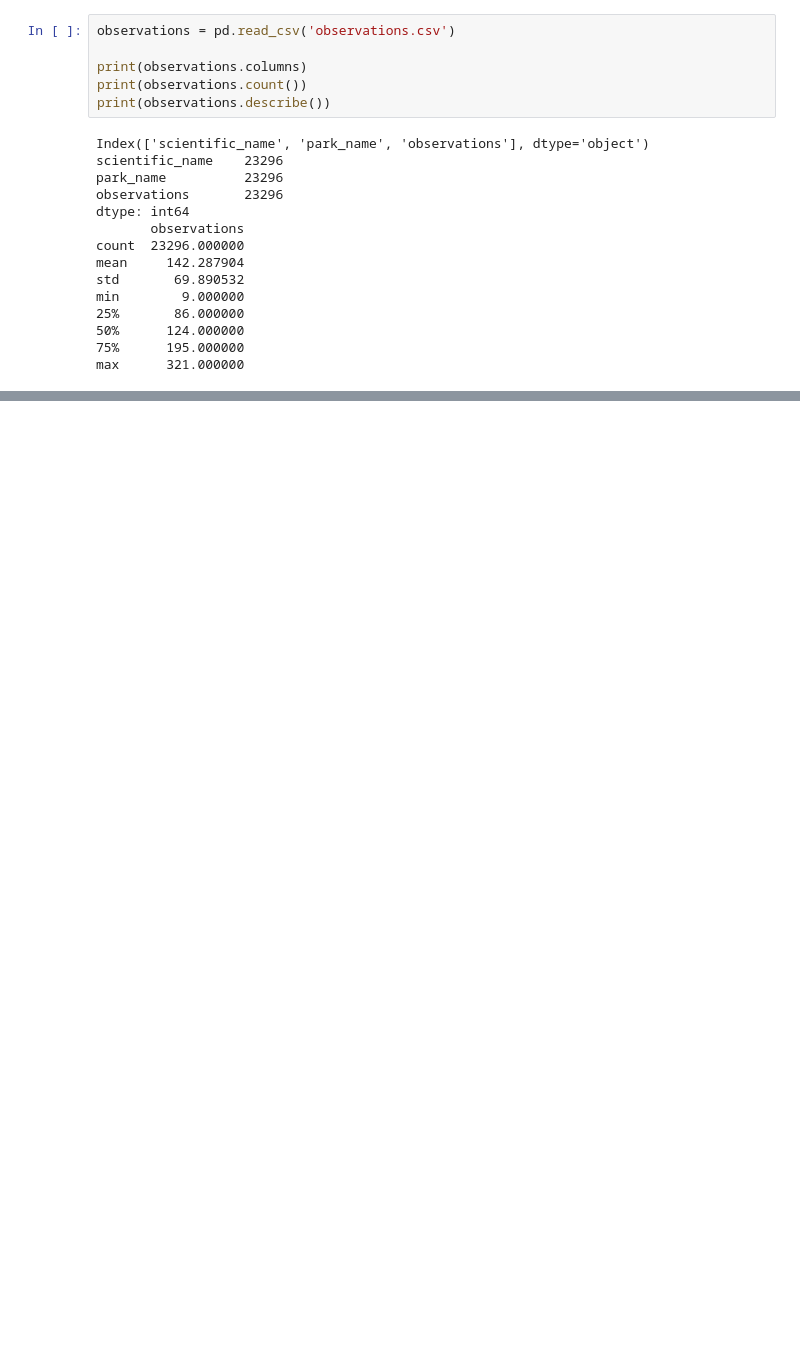
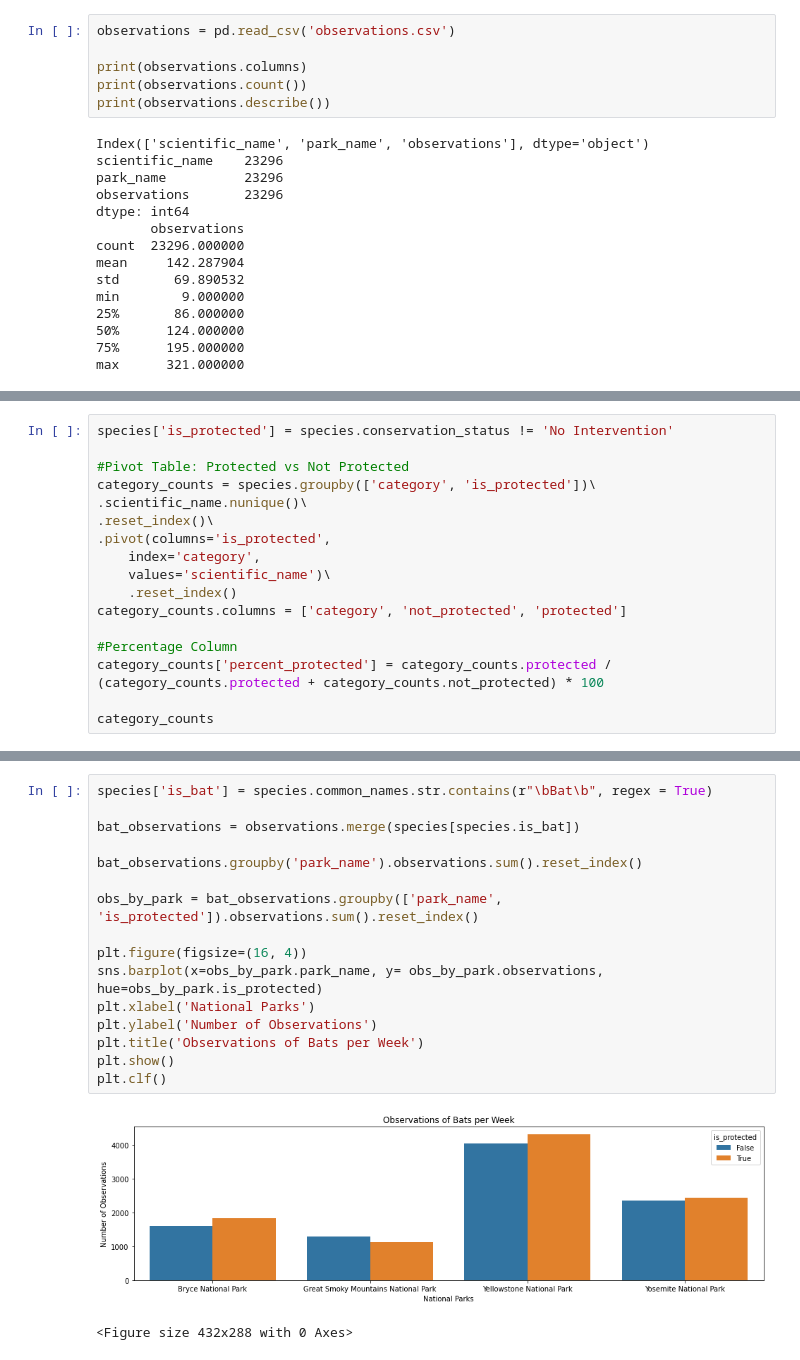
Before and after one commit to dliuu/biodiversity-practice, a Jupyter notebook: biodiversity.ipynb, the cells around one changed output, grey strips where cells are left out. Cells and saved outputs as stored; diff of their text form; blank space fills up the shorter version.

```diff
--- a/biodiversity.ipynb
+++ b/biodiversity.ipynb
@@ -95,0 +117,17 @@ KeyError: False
+# %%
+species['is_protected'] = species.conservation_status != 'No Intervention'
+
+#Pivot Table: Protected vs Not Protected
+category_counts = species.groupby(['category', 'is_protected'])\
+.scientific_name.nunique()\
+.reset_index()\
+.pivot(columns='is_protected',
+    index='category',
+    values='scientific_name')\
+    .reset_index()
+category_counts.columns = ['category', 'not_protected', 'protected']
+
+#Percentage Column
+category_counts['percent_protected'] = category_counts.protected / (category_counts.protected + category_counts.not_protected) * 100
+
+category_counts
@@ -95,0 +202,19 @@ KeyError: False
+# %%
+species['is_bat'] = species.common_names.str.contains(r"\bBat\b", regex = True)
+
+bat_observations = observations.merge(species[species.is_bat])
+
+bat_observations.groupby('park_name').observations.sum().reset_index()
+
+obs_by_park = bat_observations.groupby(['park_name', 'is_protected']).observations.sum().reset_index()
+
+plt.figure(figsize=(16, 4))
+sns.barplot(x=obs_by_park.park_name, y= obs_by_park.observations, hue=obs_by_park.is_protected)
+plt.xlabel('National Parks')
+plt.ylabel('Number of Observations')
+plt.title('Observations of Bats per Week')
+plt.show()
+plt.clf()
+# %% [output]
+[figure, added]
+<Figure size 432x288 with 0 Axes>
```
Also changed, not shown: parts of 8 cells of this notebook.
